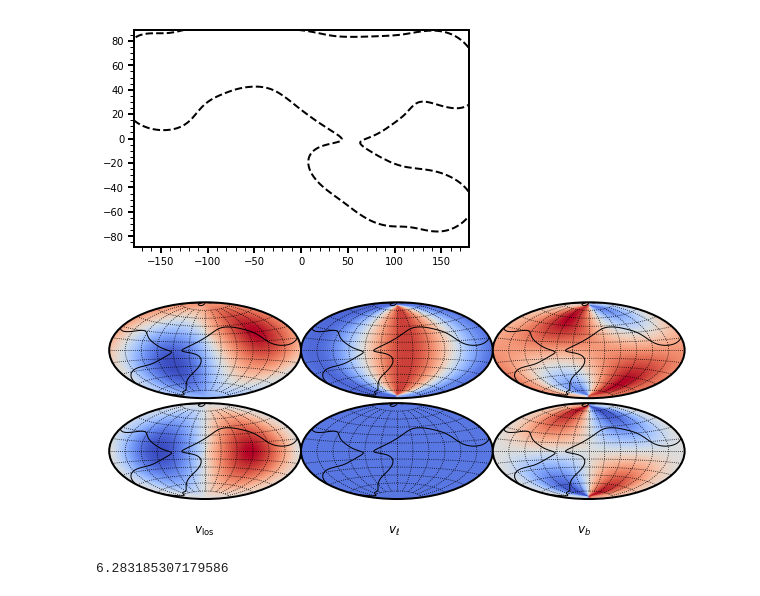
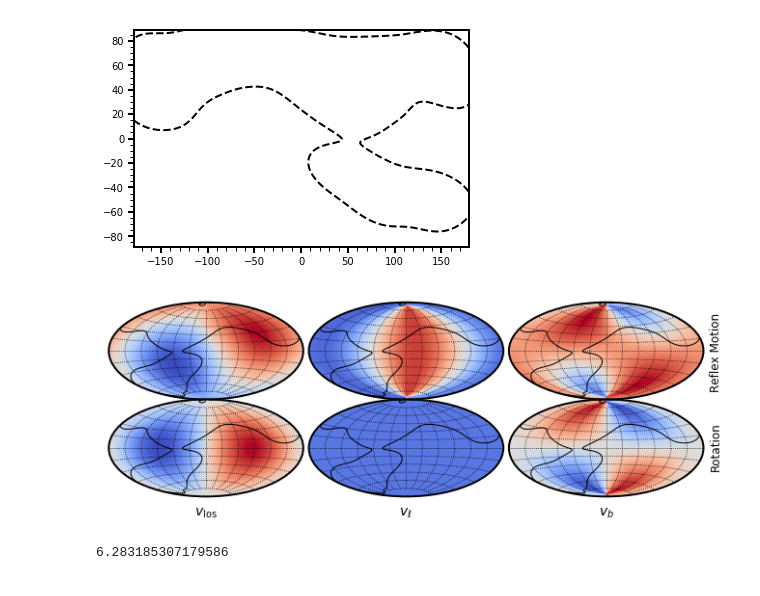
Before and after one commit to michael-petersen/ReflexMotion, a Jupyter notebook: Dynamical-Analysis.ipynb, the cells around one changed output. Cells and saved outputs as stored; diff of their text form; code cells hidden in the pictures.

```diff
--- a/Dynamical-Analysis.ipynb
+++ b/Dynamical-Analysis.ipynb
@@ -222,14 +222,14 @@ pointres=50
 
 
 
-fig = plt.figure(figsize=(8,4))
+fig = plt.figure(figsize=(9,4))
 #ax = plt.subplot(111, projection="aitoff")
-ax1 = fig.add_axes([0.0,0.55,0.333,0.35], projection="aitoff")
-ax2 = fig.add_axes([0.333,0.55,0.333,0.35], projection="aitoff")
-ax3 = fig.add_axes([0.666,0.55,0.333,0.35], projection="aitoff")
-ax4 = fig.add_axes([0.0,0.2,0.333,0.35], projection="aitoff")
-ax5 = fig.add_axes([0.333,0.2,0.333,0.35], projection="aitoff")
-ax6 = fig.add_axes([0.666,0.2,0.333,0.35], projection="aitoff")
+ax1 = fig.add_axes([0.0,0.55,0.32,0.35], projection="aitoff")
+ax2 = fig.add_axes([0.32,0.55,0.32,0.35], projection="aitoff")
+ax3 = fig.add_axes([0.64,0.55,0.32,0.35], projection="aitoff")
+ax4 = fig.add_axes([0.0,0.2,0.32,0.35], projection="aitoff")
+ax5 = fig.add_axes([0.32,0.2,0.32,0.35], projection="aitoff")
+ax6 = fig.add_axes([0.64,0.2,0.32,0.35], projection="aitoff")
 
 l,b,dist,mul,mub,vlos = rm.make_model(phi,theta,psi=psi,pointres=pointres,travel=travel,flip=True)
 vel = vlos
@@ -254,34 +254,40 @@ theta = 90.#90.-np.nanpercentile(ALL['theta'],50)
 l,b,dist,mul,mub,vlos = rm.make_model(phi,theta,psi=psi,pointres=pointres,travel=travel,flip=True)
 vel = vlos
 velstretch = np.linspace(-1.,1.,64)
 l[l>np.pi]-=2.*np.pi
 ax4.scatter(-l,b,color=cm.coolwarm((vel-np.nanmin(velstretch))/(np.nanmax(velstretch)-np.nanmin(velstretch)),1.),s=20.)
 
 vel = -np.ones(mul.size)*0.8#rm.undo_proper_motion(mul,dist)*0. + 1.
 velstretch = np.linspace(-1.,1.,64)
 l[l>np.pi]-=2.*np.pi
 ax5.scatter(-l,b,color=cm.coolwarm((vel-np.nanmin(velstretch))/(np.nanmax(velstretch)-np.nanmin(velstretch)),1.),s=20.)
 
 vel = rm.undo_proper_motion(mub,dist)
 velstretch = np.linspace(-1.,1.,64)
 l[l>np.pi]-=2.*np.pi
 ax6.scatter(-l,b,color=cm.coolwarm((vel-np.nanmin(velstretch))/(np.nanmax(velstretch)-np.nanmin(velstretch)),1.),s=20.)
 
 
 
 
 for ax in [ax1,ax2,ax3,ax4,ax5,ax6]:
     ax.grid(True,color='black',linestyle='dotted')
     ax.set_xticklabels(())
     ax.set_yticklabels(())
     #xx[xx>180.]-=360.
     ax.contour(-(np.pi/180.)*xx,(np.pi/180.)*yy,-np.log10(bhbw),[5.],colors='black',linewidths=1.)
 
-plt.text(0.33/2.,0.1,'$v_{\\rm los}$',size=12,transform=fig.transFigure,ha='center',va='center')
-plt.text(0.33/2.+0.33,0.1,'$v_{\ell}$',size=12,transform=fig.transFigure,ha='center',va='center')
-plt.text(0.33/2.+0.66,0.1,'$v_{b}$',size=12,transform=fig.transFigure,ha='center',va='center')
+plt.text(0.32/2.,     0.14,'$v_{\\rm los}$',size=14,transform=fig.transFigure,ha='center',va='center')
+plt.text(0.32/2.+0.32,0.14,'$v_{\ell}$',size=14,transform=fig.transFigure,ha='center',va='center')
+plt.text(0.32/2.+0.64,0.14,'$v_{b}$',size=14,transform=fig.transFigure,ha='center',va='center')
+
+plt.text( 0.965, 0.72, 'Reflex Motion', color='black',size=12,ha='left', va='center', transform=fig.transFigure,rotation=90)
+plt.text( 0.965, 0.38, 'Rotation', color='black',size=12,ha='left', va='center', transform=fig.transFigure,rotation=90)
+
+
+
 
 
 plt.savefig('figures/model_values.png',dpi=300)
 # %% [output]
-[figure, old version]
+[figure, new version]
```
Also changed, not shown: parts of 4 cells of this notebook, 16 other files.
